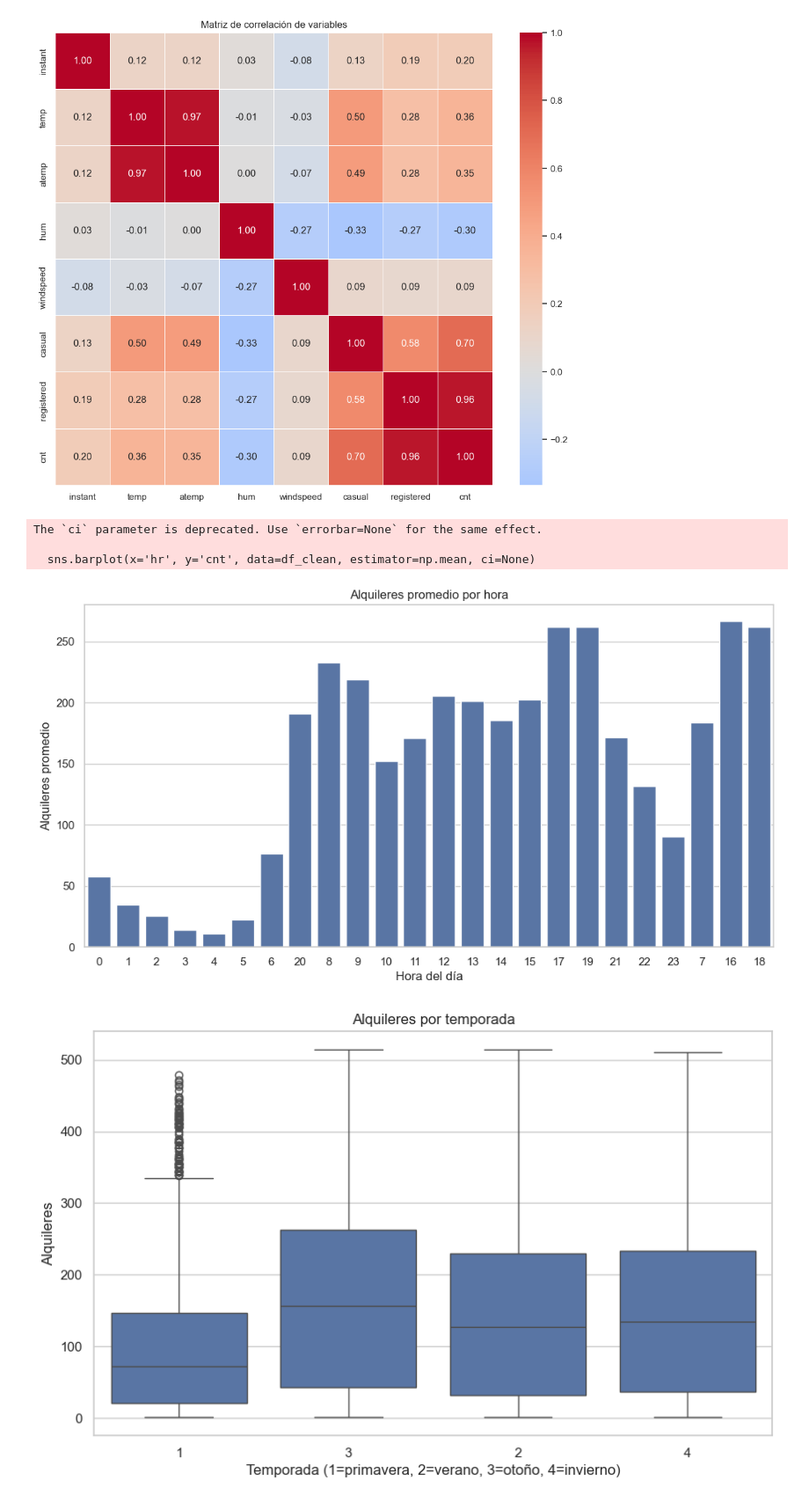
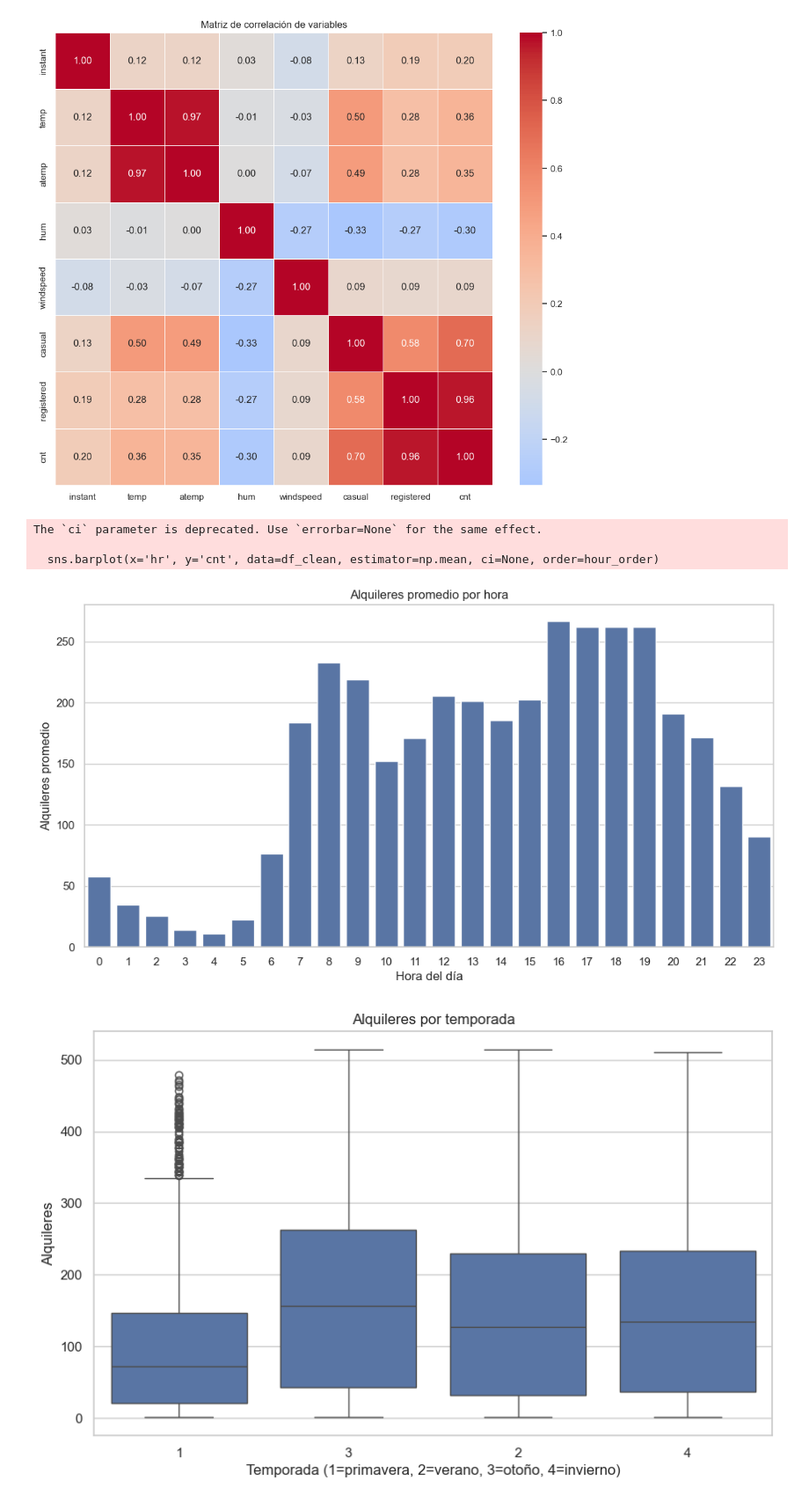
Before and after one commit to carovalle08/molas_project_eq4, a Jupyter notebook: notebooks/Part_1_eda_limpieza_bike_sharing.ipynb, the cells around one changed output. Shown at 88% size. Drawn from its saved outputs; the diff is of its cells as text; code cells hidden in the pictures.

```diff
--- a/notebooks/Part_1_eda_limpieza_bike_sharing.ipynb
+++ b/notebooks/Part_1_eda_limpieza_bike_sharing.ipynb
@@ -606,17 +606,20 @@ plt.show()
 [figure]
 # %%
 # Alquileres por hora del día
+hour_order = ['0', '1', '2', '3', '4', '5', '6', '7', '8', '9', '10', '11',
+              '12', '13', '14', '15', '16', '17', '18', '19', '20', '21', '22', '23']
+
 plt.figure(figsize=(12, 6))
-sns.barplot(x='hr', y='cnt', data=df_clean, estimator=np.mean, ci=None)
+sns.barplot(x='hr', y='cnt', data=df_clean, estimator=np.mean, ci=None, order=hour_order)
 plt.title('Alquileres promedio por hora')
 plt.xlabel('Hora del día')
 plt.ylabel('Alquileres promedio')
 plt.show()
 # %% [output]
 The `ci` parameter is deprecated. Use `errorbar=None` for the same effect.
 
-  sns.barplot(x='hr', y='cnt', data=df_clean, estimator=np.mean, ci=None)
+  sns.barplot(x='hr', y='cnt', data=df_clean, estimator=np.mean, ci=None, order=hour_order)
-[figure, old version]
+[figure, new version]
 # %%
 # Alquileres por temporada
 plt.figure(figsize=(10, 6))
```
Also changed, not shown: parts of 6 cells of this notebook.
